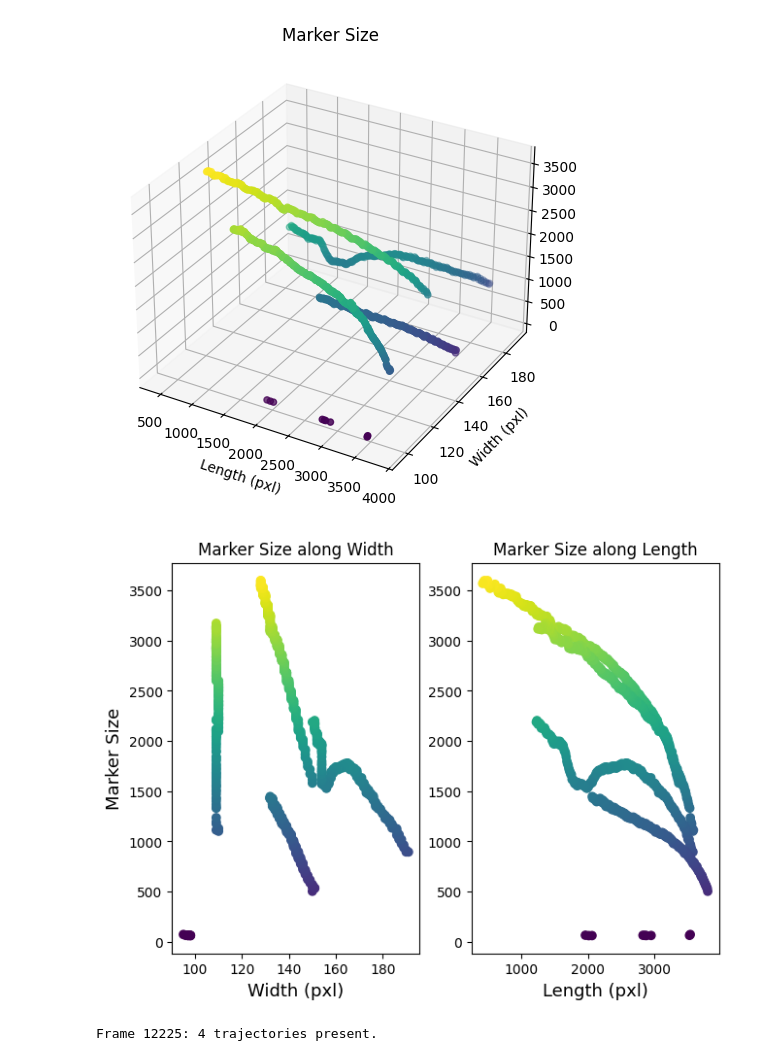
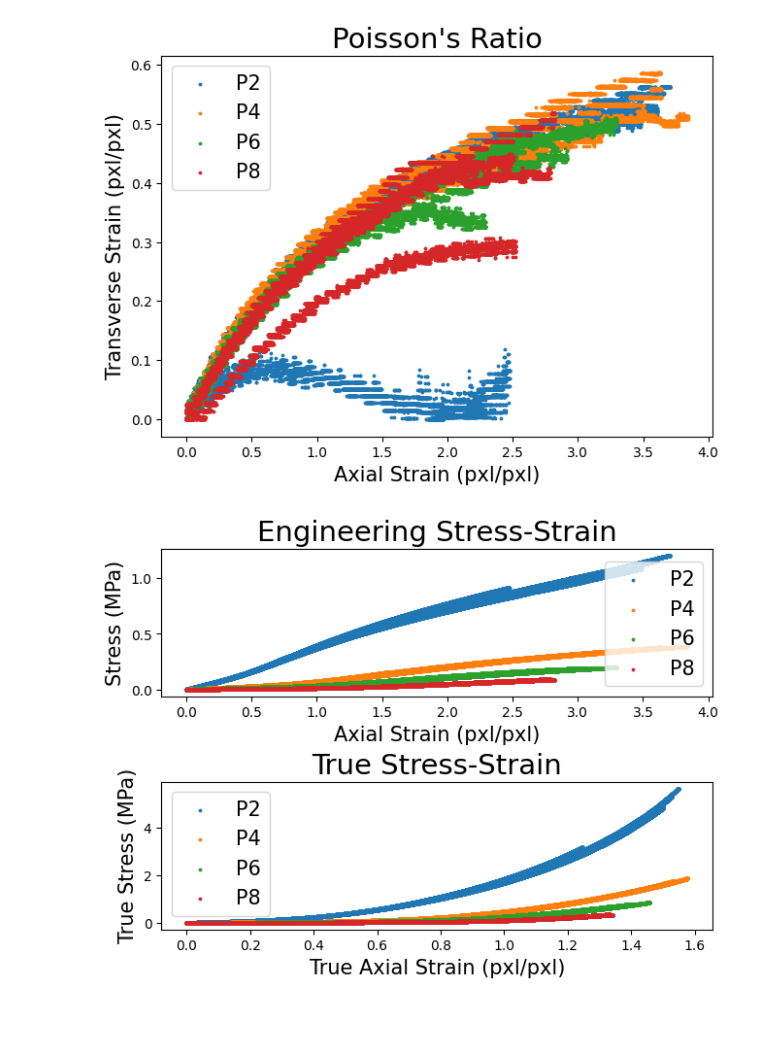
Before and after one commit to TheDuckenEngineer/PVC-Tensile-Experiment, a Jupyter notebook: Strain Processing.ipynb, the cells around one changed output. Cells and saved outputs as stored; diff of their text form; code cells hidden in the pictures; blank space fills up the shorter version.

Commit message:
changed the data folders

```diff
--- a/Strain Processing.ipynb
+++ b/Strain Processing.ipynb
@@ -1,9 +1,9 @@
 # %%
-'''Test if marker recognization is sufficient'''
+"""Test if marker recognization is sufficient"""
 from pvc_tensile_experiment.Functions import *
 
 # variable inputs
-folderName = 'Data/PVC P8 Test_0'
+folderName = 'Data/Image Data/PVC P8 Test_0'
 
 # set pixel area limits for the search region and the
 # the lower color bound
@@ -16,11 +16,8 @@ useKernel = False
 
 # check the particle areas are increasing and verify if there are abnormal changes to position
 MaskCheck(folderName, searchRegion, lowerColorLims, useKernel, kernelSize)
-# %% [output]
-[figure, removed]
-[figure, removed]
 # %%
-'''Run the particle tracking, compute strain, and couple stress and strain'''
+"""Run the particle tracking, compute strain, and couple stress and strain"""
 from pvc_tensile_experiment.Functions import *
 
 # find the tracked particles
@@ -28,19 +25,17 @@ tracked = ParticleIdentify(folderName, searchRegion, lowerColorLims, useKernel,
 
 # process the data and compile, getting strain and stress calculations
 axDist, axStrain, transDist, transStrain, stress  = StrainFunction(folderName, tracked)
-# %% [output]
-Frame 12225: 4 trajectories present.
 # %%
-"""Overlay the individual processed data set on a plot"""
+"""Overlay the individual modeling dataset on a plot"""
 from pvc_tensile_experiment.Functions import DataReader
 import os; import matplotlib.pyplot as plt
 import numpy as np
 
 # the desired plasticizer ratio
-plastiRatio = 'P4'
+plastiRatio = 'P2'
 
 # list the processed file names
-fileNames = [i for i in os.listdir('Processed data/Modeling Data') if i.find(f'{plastiRatio}') != -1]
+fileNames = [i for i in os.listdir('Data/Modeling data') if i.find(f'{plastiRatio}') != -1]
 
 # preallocate the suplots
 fig, axs = plt.subplots(1,2, layout = "constrained")
@@ -92,50 +87,53 @@ for name in fileNames:
 
 plt.show()
 # %%
-"""Overlay the all used datasets on a plot"""
+"""Overlay the all modeling datasets indivually"""
 from pvc_tensile_experiment.Functions import DataComplile
 import matplotlib.pyplot as plt; import numpy as np
 
 # preallocate the suplots
 fig, axs1 = plt.subplots(1,1, layout = "constrained")
 fig, axs2 = plt.subplots(2,1, layout = "constrained")
 
 
 # the desired plasticizer ratio
 for plastiRatio in ['P2', 'P4', 'P6', 'P8']:
 
     # read the processed data files
     _, axStrain, _, transStrain, stress = DataComplile(plastiRatio)
 
     # find true strain and stress from engineering strain
     stretchRatio = 1 + axStrain
     axStrainTrue = np.log(stretchRatio)
     stressTrue = stress*stretchRatio
 
     # define marker size
-    size = 1
+    size = 3
 
     # plot poissons ratio
     axs1.scatter(axStrain, transStrain, label = f'{plastiRatio}', s = size)
-    axs1.set_title("Poisson's Ratio")
-    axs1.set_xlabel('Axial Strain (pxl/pxl)')
-    axs1.set_ylabel('Transverse Strain (pxl/pxl)')
-    axs1.legend(fontsize = 7)
+    axs1.set_title("Poisson's Ratio", fontsize = 21)
+    axs1.set_xlabel('Axial Strain (pxl/pxl)', fontsize = 15)
+    axs1.set_ylabel('Transverse Strain (pxl/pxl)', fontsize = 15)
+    axs1.legend(fontsize = 15)
 
     # plot engineering stress-strain and true stress-strain
-    axs2[0].plot(axStrain, stress, label = f'{plastiRatio}')
+    axs2[0].scatter(axStrain, stress, s = size, label = f'{plastiRatio}')
     axs2[1].scatter(axStrainTrue, stressTrue, label = f'{plastiRatio}', s = size)
-    axs2[0].set_xlabel('Engineering Strain (pxl/pxl)')
-    axs2[1].set_xlabel('True Axial Strain (pxl/pxl)')
-    axs2[0].set_ylabel('Stress (MPa)')
-    axs2[1].set_ylabel('True Stress (MPa)')
-    axs2[0].set_title('Engineering Stress-Strain')
-    axs2[1].set_title('True Stress-Strain')
-    axs2[0].legend(fontsize = 7)
-    axs2[1].legend(fontsize = 7)
+    axs2[0].set_xlabel('Axial Strain (pxl/pxl)', fontsize = 15)
+    axs2[1].set_xlabel('True Axial Strain (pxl/pxl)', fontsize = 15)
+    axs2[0].set_ylabel('Stress (MPa)', fontsize = 15)
+    axs2[1].set_ylabel('True Stress (MPa)', fontsize = 15)
+    axs2[0].set_title('Engineering Stress-Strain', fontsize = 21)
+    axs2[1].set_title('True Stress-Strain', fontsize = 21)
+    axs2[0].legend(fontsize = 15)
+    axs2[1].legend(fontsize = 15)
 
 
 plt.show()
+# %% [output]
+[figure, added]
+[figure, added]
 # %%
 """Combined elastic modulus and poissons ratio"""
 from scipy.optimize import curve_fit
```
Also changed, not shown: parts of 6 cells of this notebook, 2 other files.
